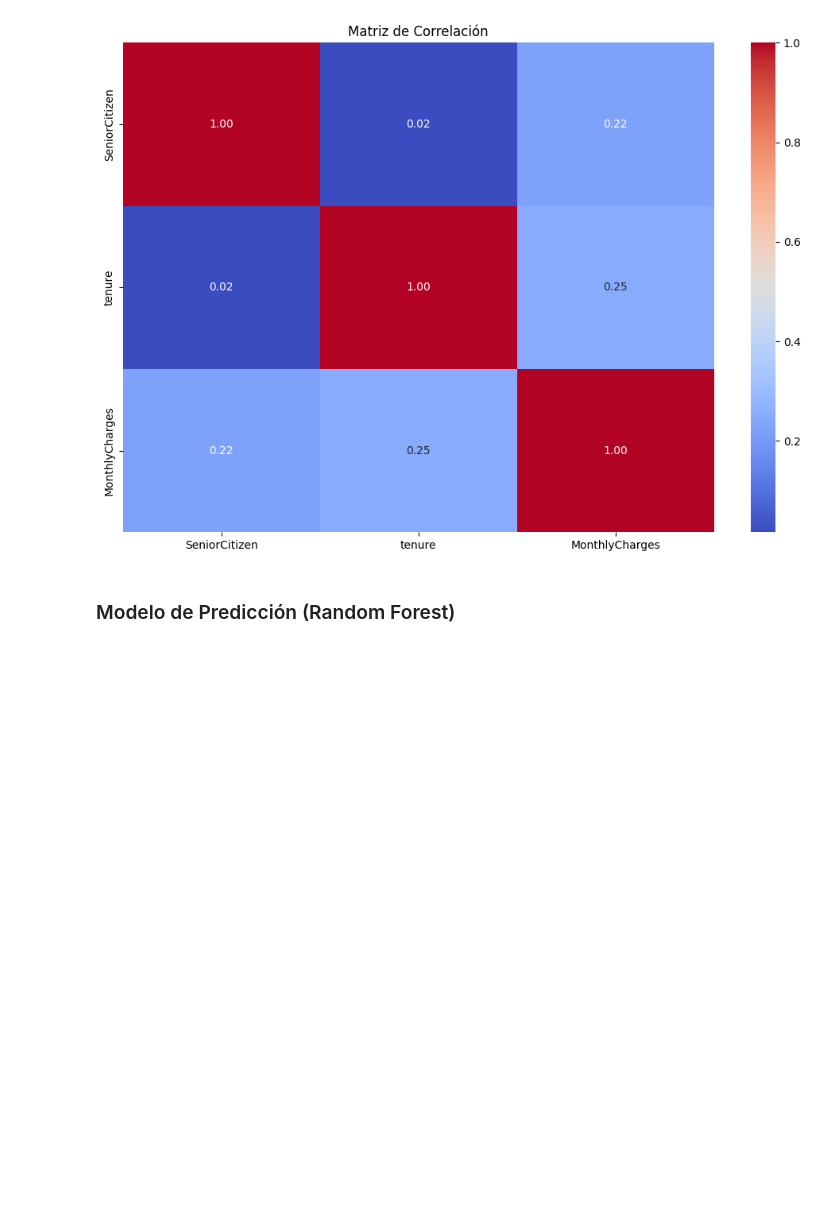
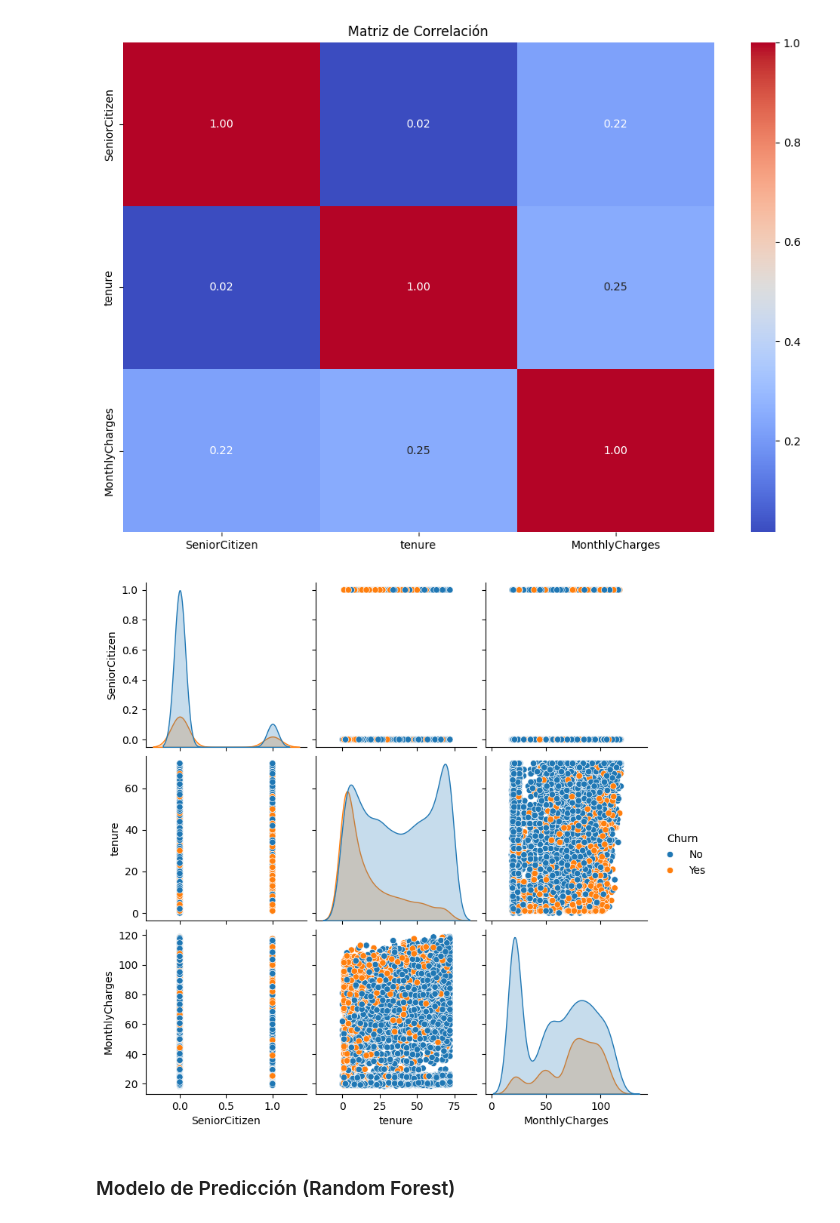
Before and after one commit to MarianoReyes/SHAP_MiniProject_RAI, a Jupyter notebook: project_shap.ipynb, the cells around one changed output. Drawn from its saved outputs; the diff is of its cells as text; code cells hidden in the pictures; blank space fills up the shorter version.

```diff
--- a/project_shap.ipynb
+++ b/project_shap.ipynb
@@ -142,6 +149,12 @@ plt.title('Matriz de Correlación')
 plt.show()
 # %% [output]
 [figure]
+# %%
+# Pairplot para ver relaciones entre variables
+sns.pairplot(data, hue="Churn", diag_kind="kde")
+plt.show()
+# %% [output]
+[figure, added]
 # %% [markdown]
 ### Modelo de Predicción (Random Forest)
 # %%
```
Also changed, not shown: parts of 7 cells of this notebook.
